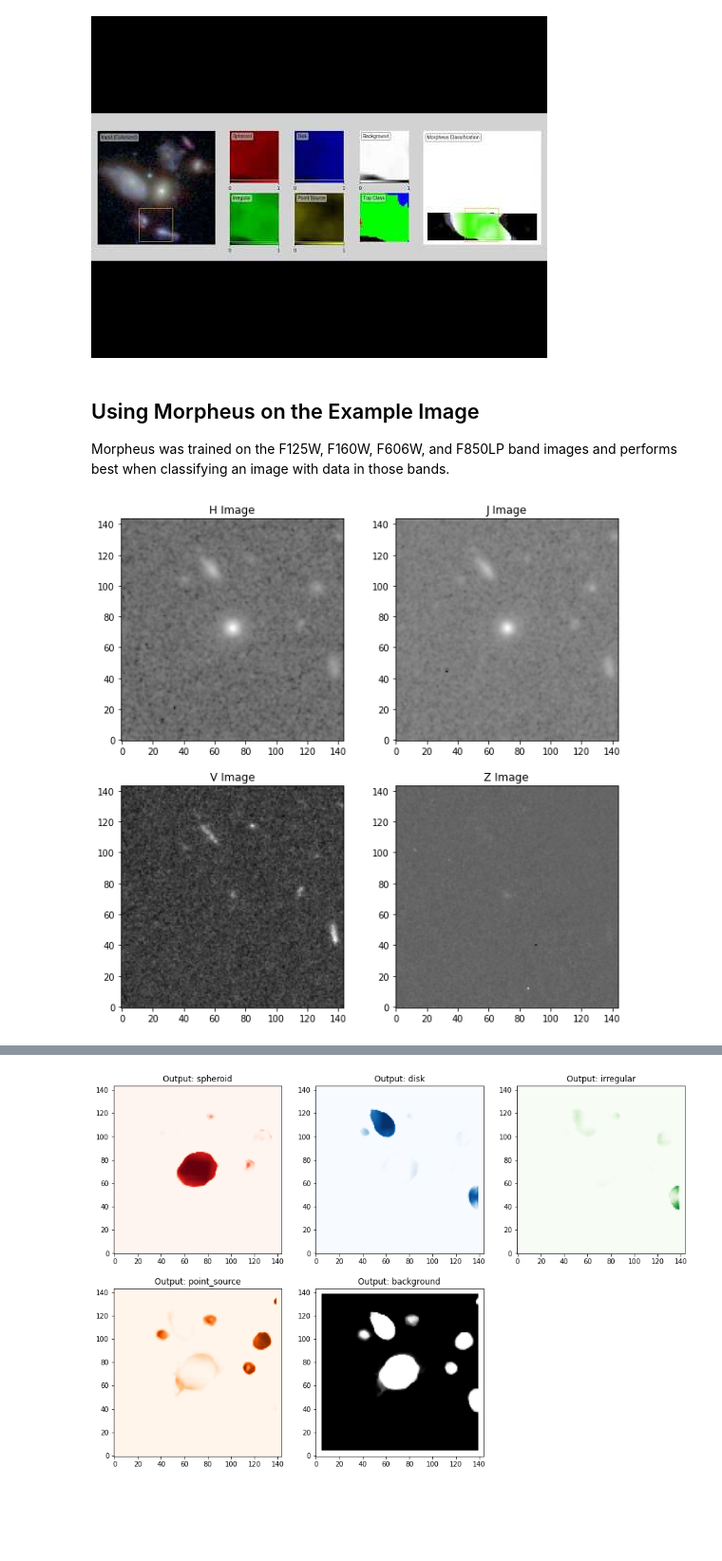
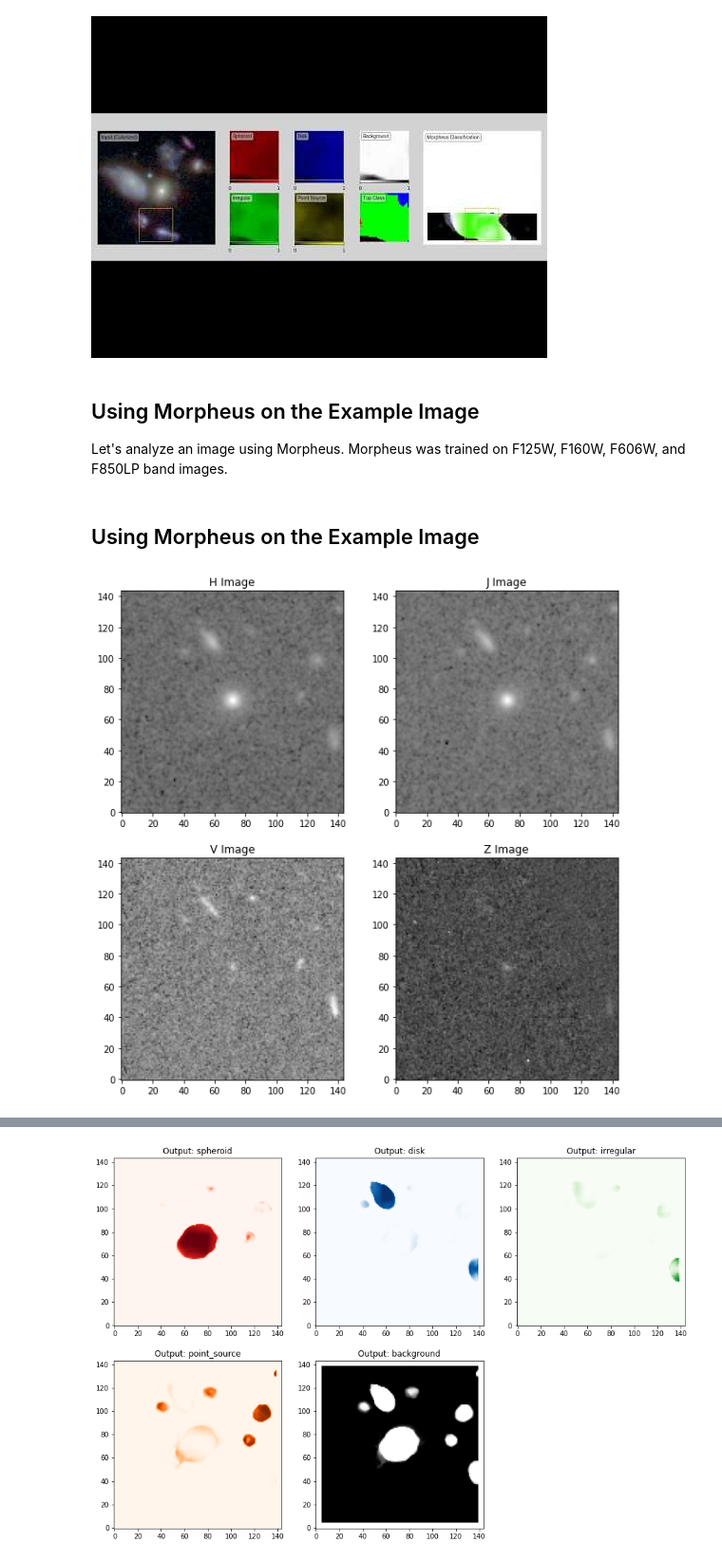
Before and after one commit to ryanhausen/roman-expo-morpheus, a Jupyter notebook: Roman-Expo-Workshop.ipynb, the cells around one changed output, grey strips where cells are left out. Shown at 95% size. Saved outputs shown, nothing was run; the diff lists cells and outputs as text; code cells hidden in the pictures; blank space fills up the shorter version.

```diff
--- a/Roman-Expo-Workshop.ipynb
+++ b/Roman-Expo-Workshop.ipynb
@@ -81,5 +67,5 @@ display(YouTubeVideo("hEL1h_dODkU", width=1800, height=600))
 # %% [markdown]
 ## Using Morpheus on the Example Image
 
-Morpheus was trained on the F125W, F160W, F606W, and F850LP band images and performs best when classifying an image with data in those bands.
+Let's analyze an image using Morpheus. Morpheus was trained on F125W, F160W, F606W, and F850LP band images.
 # %%
@@ -86,13 +73,17 @@ Morpheus was trained on the F125W, F160W, F606W, and F850LP band images and perf
 h, j, v, z = example.get_sample()
+# %% [markdown]
+## Using Morpheus on the Example Image
 # %%
 f, axes = plt.subplots(nrows=2, ncols=2, figsize=(10,10))
 axes = np.array(axes).flatten()
 
-for ax, arr, band, s in zip(axes, [h,j,v,z], 'HJVZ', [*["log"]*2, *["linear"]*2]):
+for ax, arr, band, s in zip(axes, [h,j,v,z], 'HJVZ', [*["log"]*2, *["asinh"]*2]):
     ax.set_title(f'{band} Image')
+    if band:arr = np.clip(arr, *AsymmetricPercentileInterval(0.01, 99.999).get_limits(arr))
     ax.imshow(arr, origin='lower', cmap='gray', norm=simple_norm(arr, stretch=s))
+plt.show()
 # %% [output]
-[figure, old version]
+[figure, new version]
 # %% [markdown]
 ## Classifying Images <a name="classification"></a>
 
```
Also changed, not shown: parts of 27 cells of this notebook.
